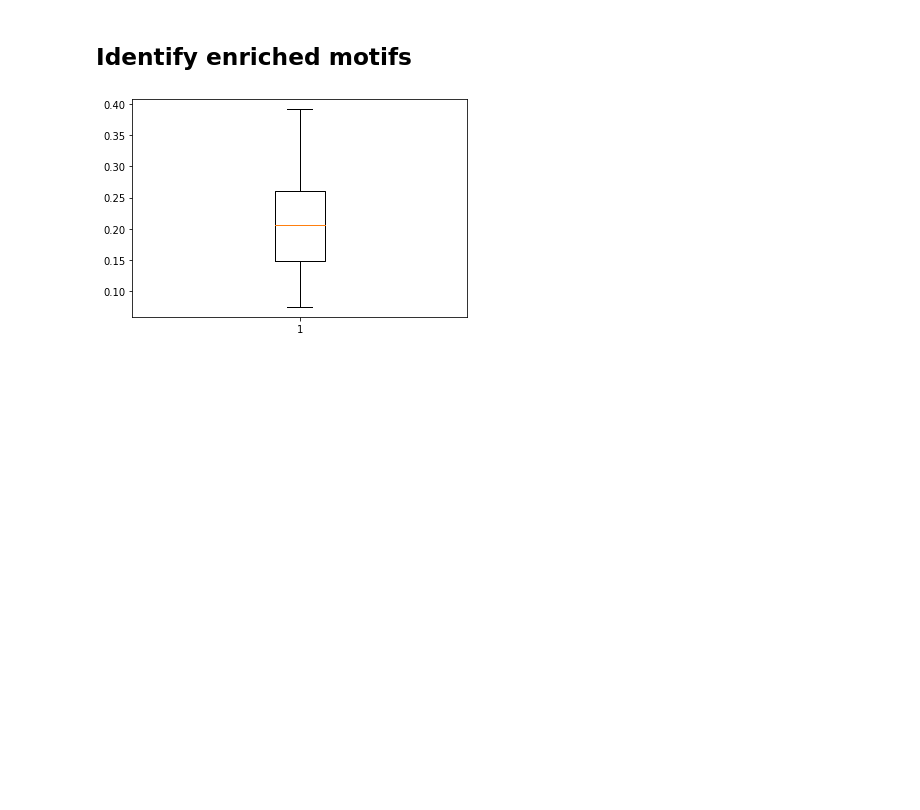
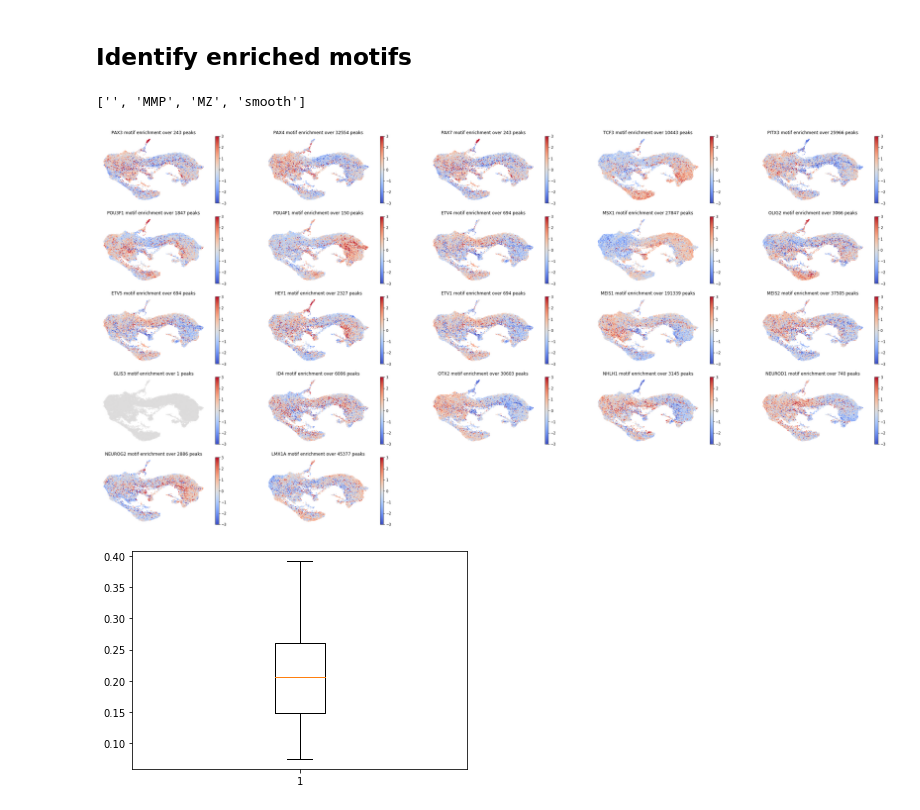
Before and after one commit to linnarsson-lab/chromograph, a Jupyter notebook: notebooks/Motif_analysis.ipynb, the cells around one changed output. Cells and saved outputs as stored; diff of their text form; code cells hidden in the pictures; blank space fills up the shorter version.

```diff
--- a/notebooks/Motif_analysis.ipynb
+++ b/notebooks/Motif_analysis.ipynb
@@ -38,0 +105,14 @@ config = config.load_config()
+# %%
+fdir = '/data/proj/scATAC/chromograph/build_20200611/Cerebellum/'
+file = os.path.join(fdir, 'Cerebellum_motifs.loom')
+
+markers = ['PAX3', 'PAX4', 'PAX7', 'TCF3', 'PITX3', 'POU3F1', 'POU4F1', 'ETV4', 'MSX1', 'OLIG2', 'ETV5', 'HEY1',
+           'ETV1', 'MEIS1', 'MEIS2', 'GLIS3', 'ID4', 'OTX2', 'NHLH1', 'NEUROD1', 'NEUROG2', 'LMX1A', 'MRC1', 'LUM', 'ATOH1', 'PTF1A']
+
+with loompy.connect(file) as ds:
+    print(ds.layers.keys())
+    m = [marker for marker in markers if marker in ds.ra['Gene']]
+    motif_plot(ds, '/home/camiel/misc/chromograph_tmp/motif_plots.png', m, 'UMAP')
+# %% [output]
+['', 'MMP', 'MZ', 'smooth']
+[figure, added]
```
Also changed, not shown: parts of 5 cells of this notebook, 13 other files.
